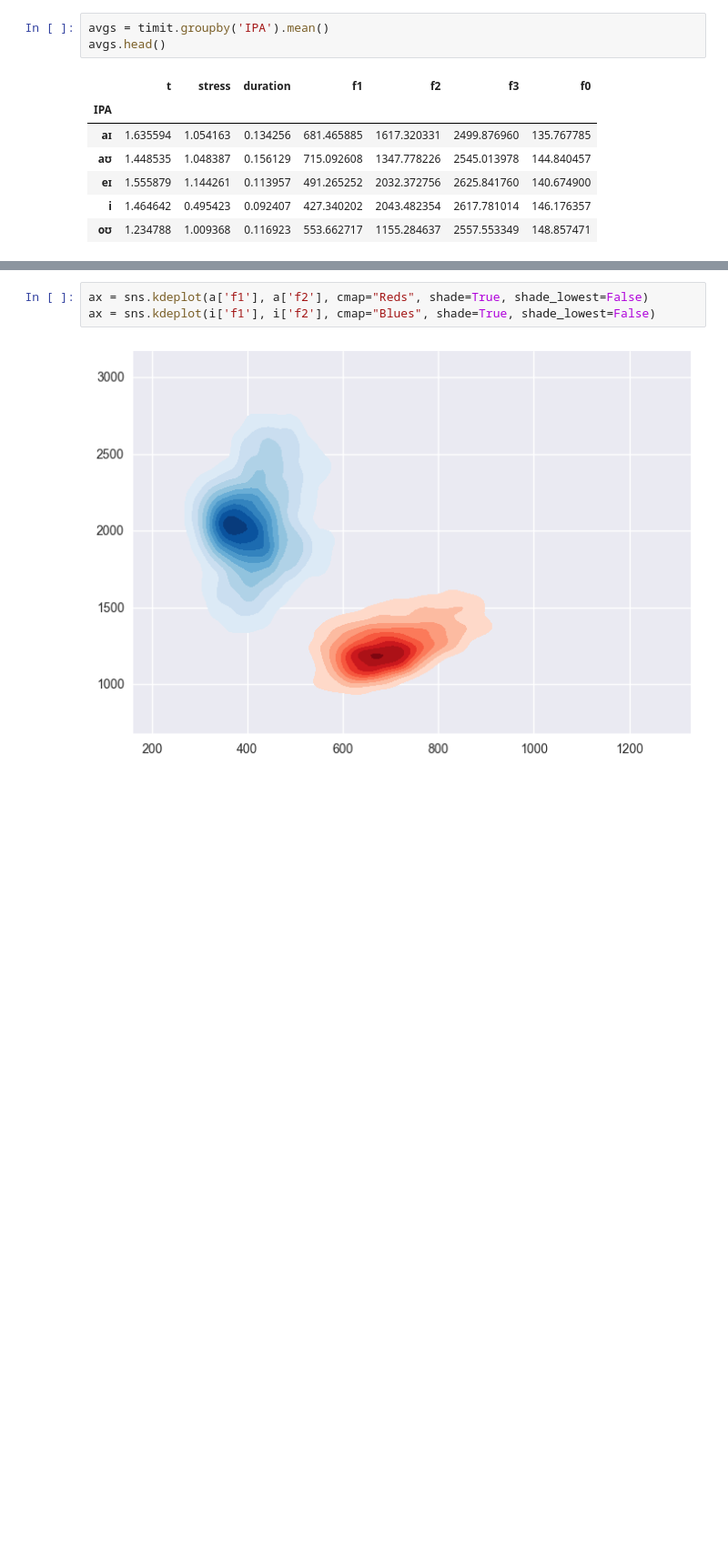
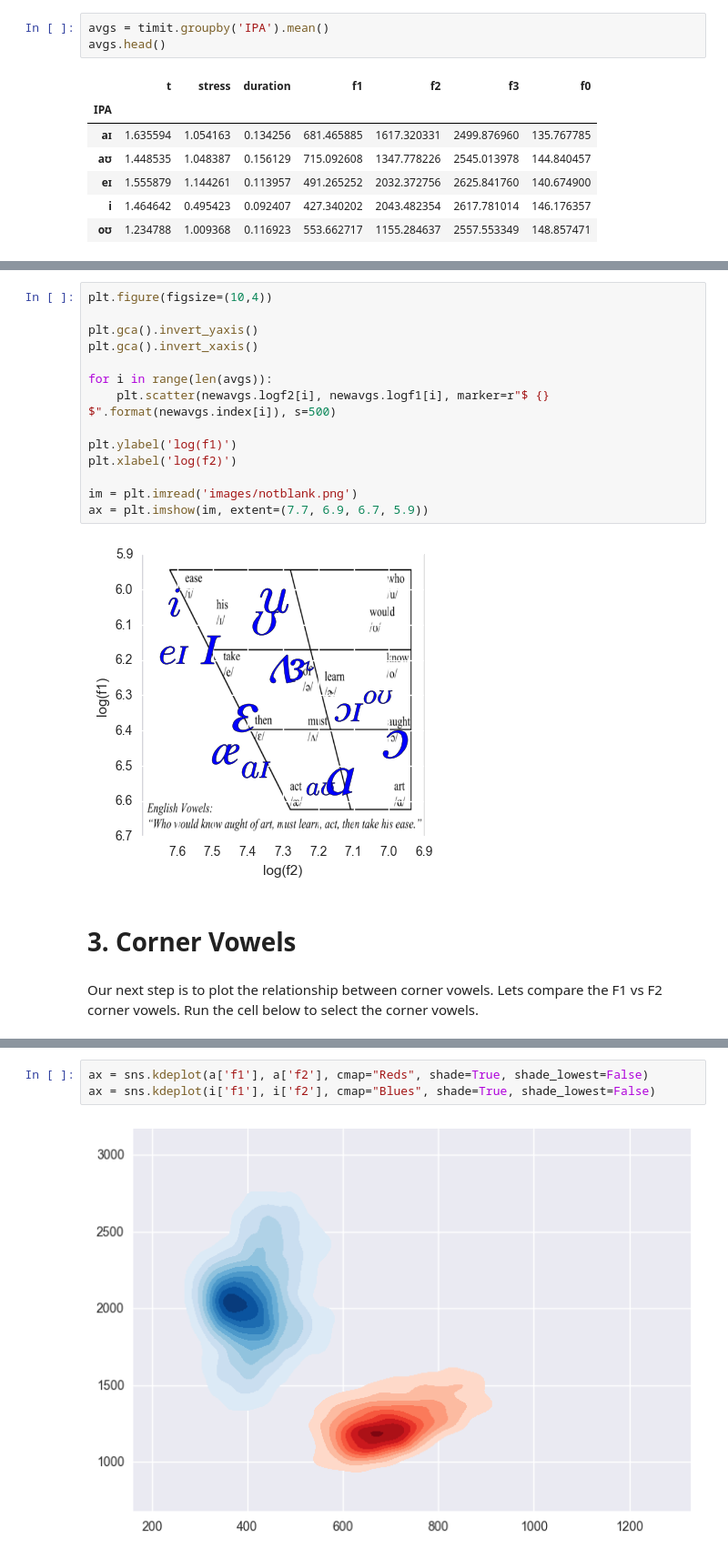
Before and after one commit to ds-modules/LINGUIS-110, a Jupyter notebook: VowelFormants.ipynb, the cells around one changed output, grey strips where cells are left out. Shown at 91% size. Saved outputs shown, nothing was run; the diff lists cells and outputs as text; blank space fills up the shorter version.

```diff
--- a/VowelFormants.ipynb
+++ b/VowelFormants.ipynb
@@ -148,3 +217,23 @@ plt.xlabel('f2')
+# %%
+plt.figure(figsize=(10,4))
+
+plt.gca().invert_yaxis()
+plt.gca().invert_xaxis()
+
+for i in range(len(avgs)):
+    plt.scatter(newavgs.logf2[i], newavgs.logf1[i], marker=r"$ {} $".format(newavgs.index[i]), s=500)
+
+plt.ylabel('log(f1)')
+plt.xlabel('log(f2)')
+
+im = plt.imread('images/notblank.png')
+ax = plt.imshow(im, extent=(7.7, 6.9, 6.7, 5.9))
+# %% [output]
+[figure, added]
+# %% [markdown]
+# 3. Corner Vowels
+# %% [markdown]
+Our next step is to plot the relationship between corner vowels. Lets compare the F1 vs F2 corner vowels. Run the cell below to select the corner vowels.
 # %%
 IPAtable = ds.Table.from_df(timit)
 
```
Also changed, not shown: parts of 44 cells of this notebook.
